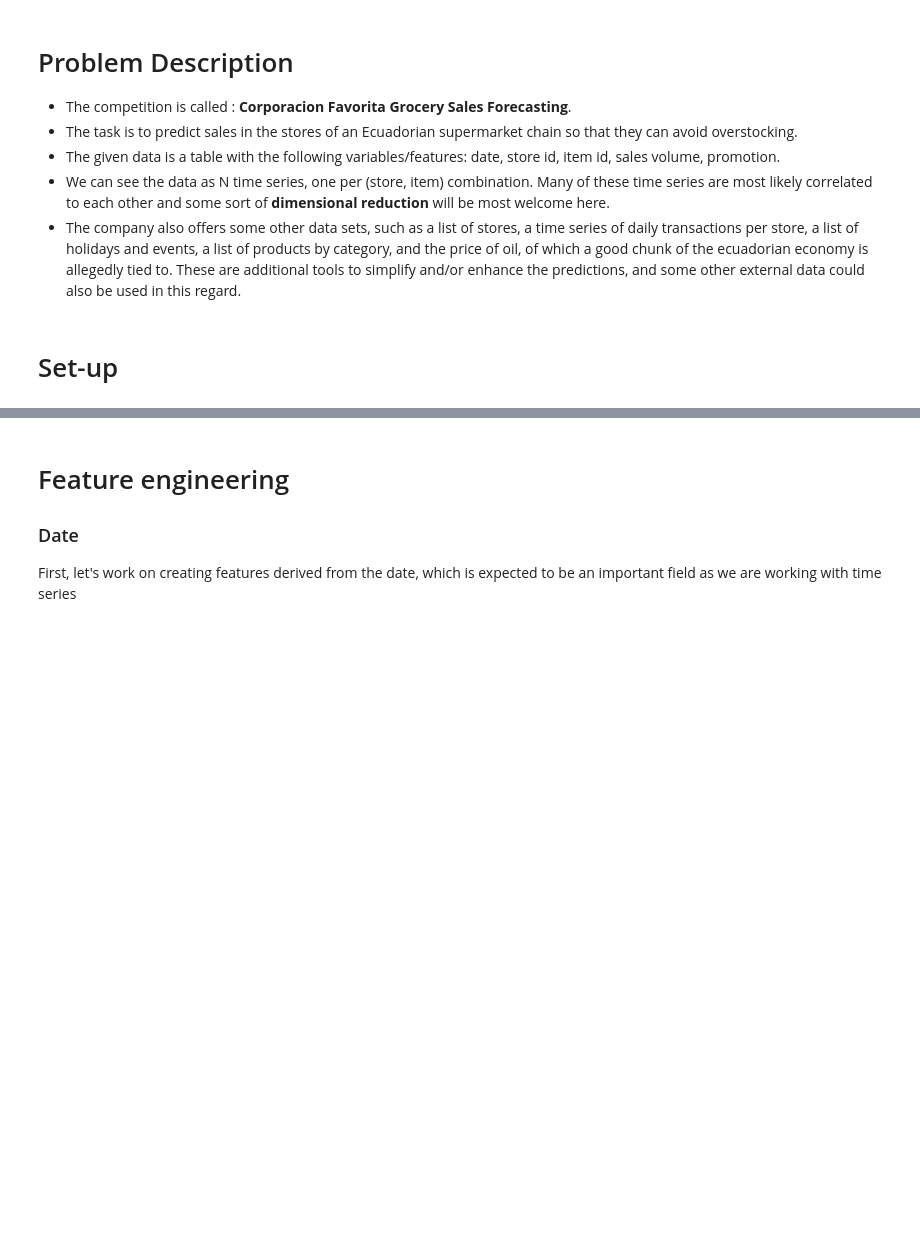
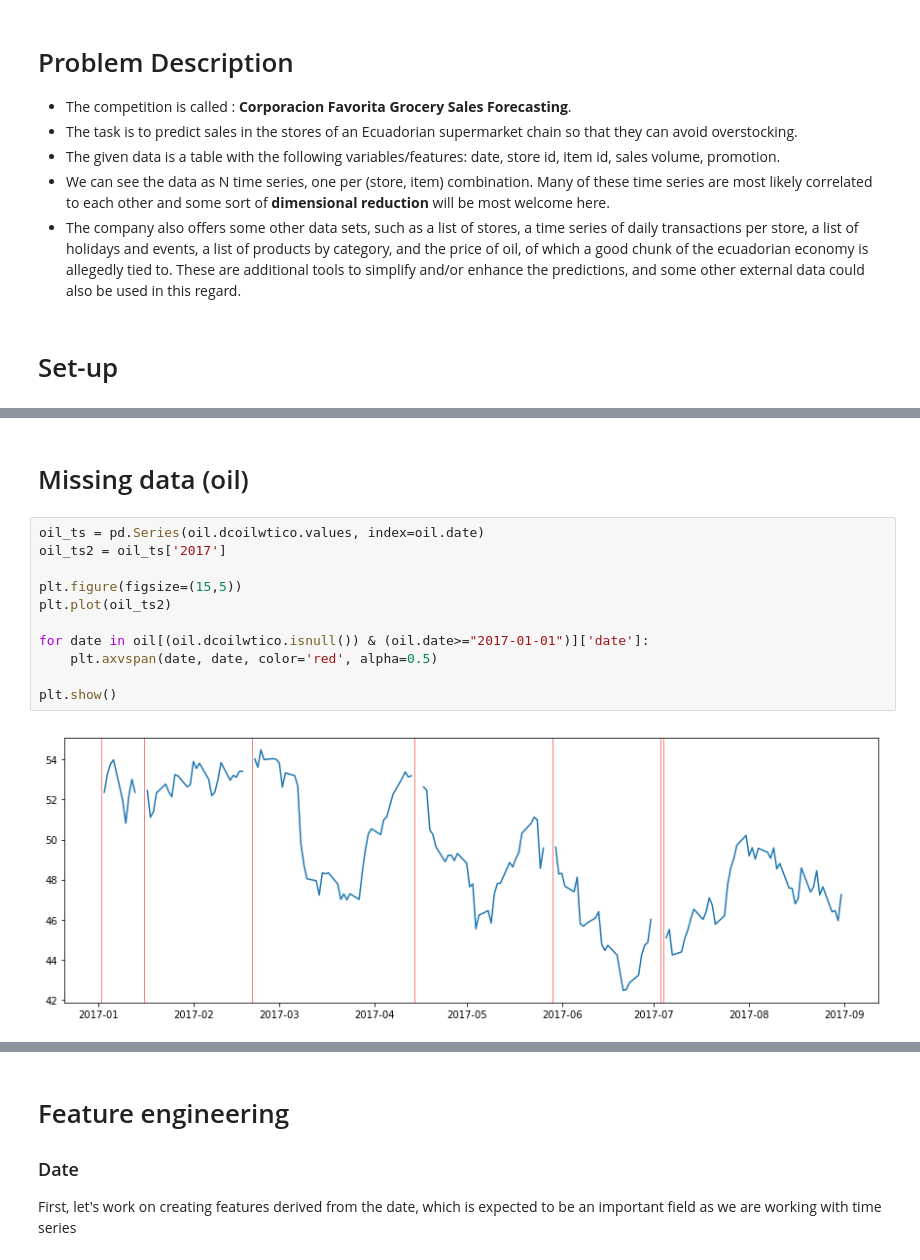
Before and after one commit to rgualan/la_favorita, a Jupyter notebook: notebooks/predict_transactions.ipynb, the cells around one changed output, grey strips where cells are left out. Cells and saved outputs as stored; diff of their text form; blank space fills up the shorter version.

```diff
--- a/notebooks/exp_pred_sales.ipynb
+++ b/notebooks/predict_transactions.ipynb
@@ -62,0 +68,15 @@ sales.head()
+# %% [markdown]
+# Missing data (oil)
+# %%
+oil_ts = pd.Series(oil.dcoilwtico.values, index=oil.date)
+oil_ts2 = oil_ts['2017']
+
+plt.figure(figsize=(15,5))
+plt.plot(oil_ts2)
+
+for date in oil[(oil.dcoilwtico.isnull()) & (oil.date>="2017-01-01")]['date']:
+    plt.axvspan(date, date, color='red', alpha=0.5)
+
+plt.show()
+# %% [output]
+[figure, added]
```
Also changed, not shown: parts of 18 cells of this notebook.
